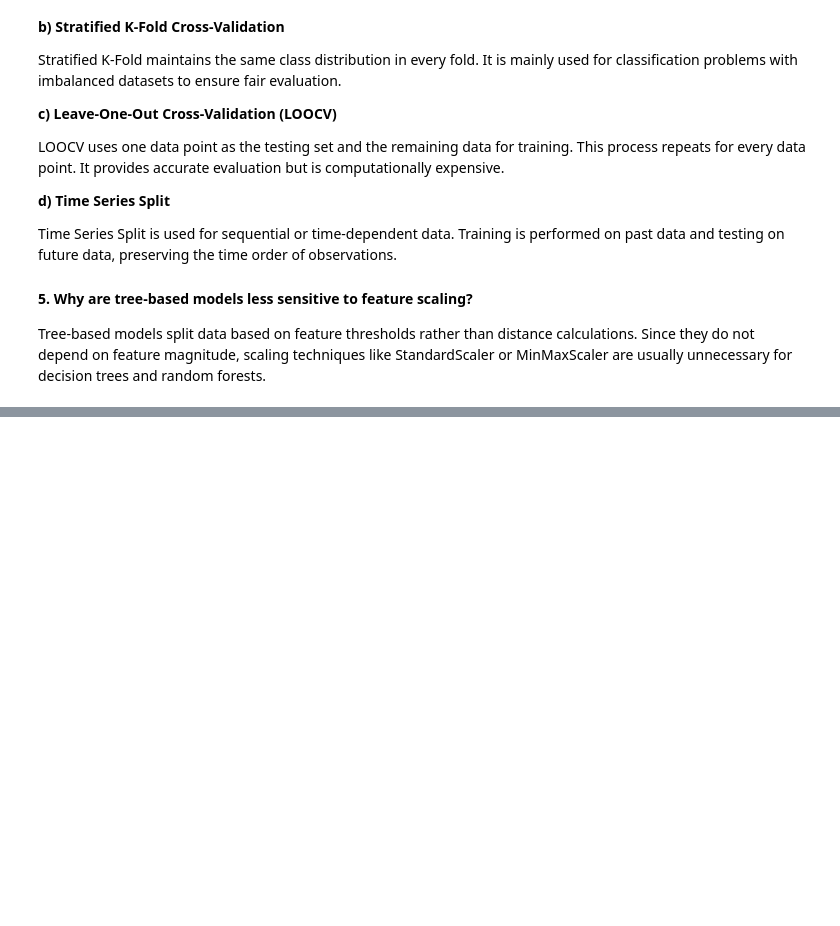
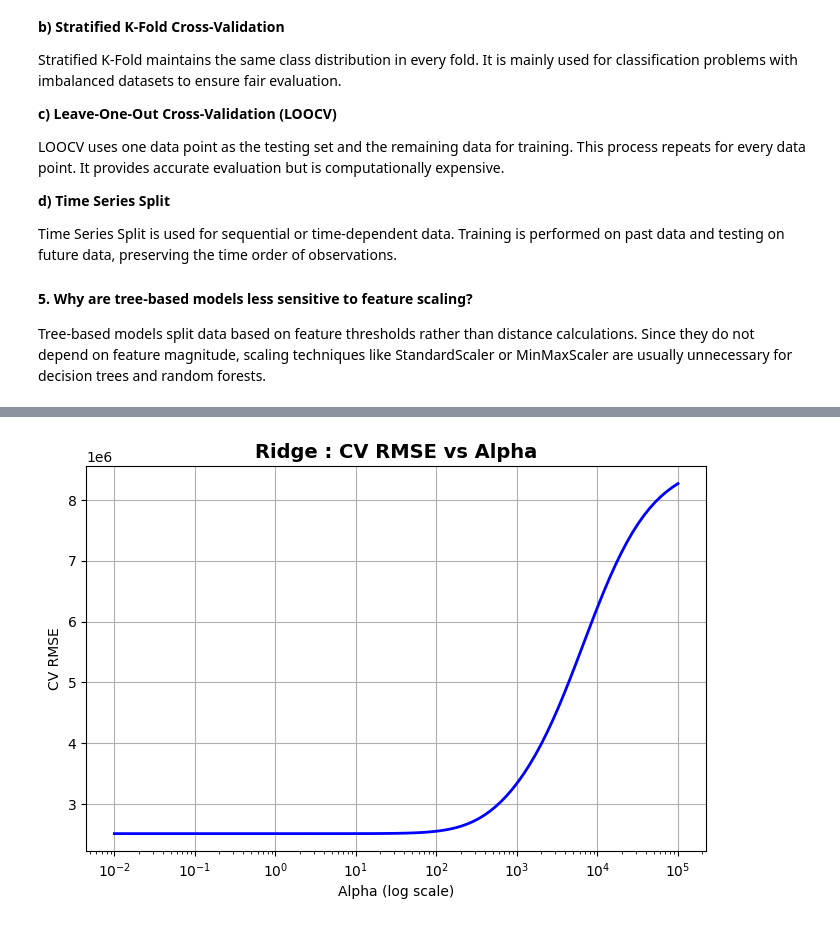
Before and after one commit to dishalukhi123/Supervised-Learning, a Jupyter notebook: PR 2/house_price.ipynb, the cells around one changed output, grey strips where cells are left out. Cells and saved outputs as stored; diff of their text form; code cells hidden in the pictures; blank space fills up the shorter version.

```diff
--- a/PR 2/house_price.ipynb
+++ b/PR 2/house_price.ipynb
@@ -49,0 +262,11 @@ Tree-based models split data based on feature thresholds rather than distance ca
+# %%
+
+lasso_cv = LassoCV(
+    alphas=[0.01, 0.1, 1, 10, 100],
+    cv=5,
+    max_iter=10000
+)
+
+lasso_cv.fit(X_train_scaled, y_train)
+
+print("Best Alpha for Lasso:", lasso_cv.alpha_)
@@ -49,0 +358,9 @@ Tree-based models split data based on feature thresholds rather than distance ca
+# %%
+ridge = Ridge(alpha=1.0)
+lasso = Lasso(alpha=1.0)
+
+ridge.fit(X_train_scaled, y_train)
+lasso.fit(X_train_scaled, y_train)
+
+ridge_pred = ridge.predict(X_test_scaled)
+lasso_pred = lasso.predict(X_test_scaled)
@@ -49,0 +419,26 @@ Tree-based models split data based on feature thresholds rather than distance ca
+# %%
+plt.figure(figsize=(8,5))
+
+plt.plot(
+    alphas,
+    ridge_scores,
+    color='blue',
+    linewidth=2
+)
+
+plt.xscale('log')
+
+plt.title(
+    "Ridge : CV RMSE vs Alpha",
+    fontsize=14,
+    fontweight='bold'
+)
+
+plt.xlabel("Alpha (log scale)")
+plt.ylabel("CV RMSE")
+
+plt.grid(True)
+
+plt.show()
+# %% [output]
+[figure, added]
```
Also changed, not shown: parts of 70 cells of this notebook, 9 other files.
